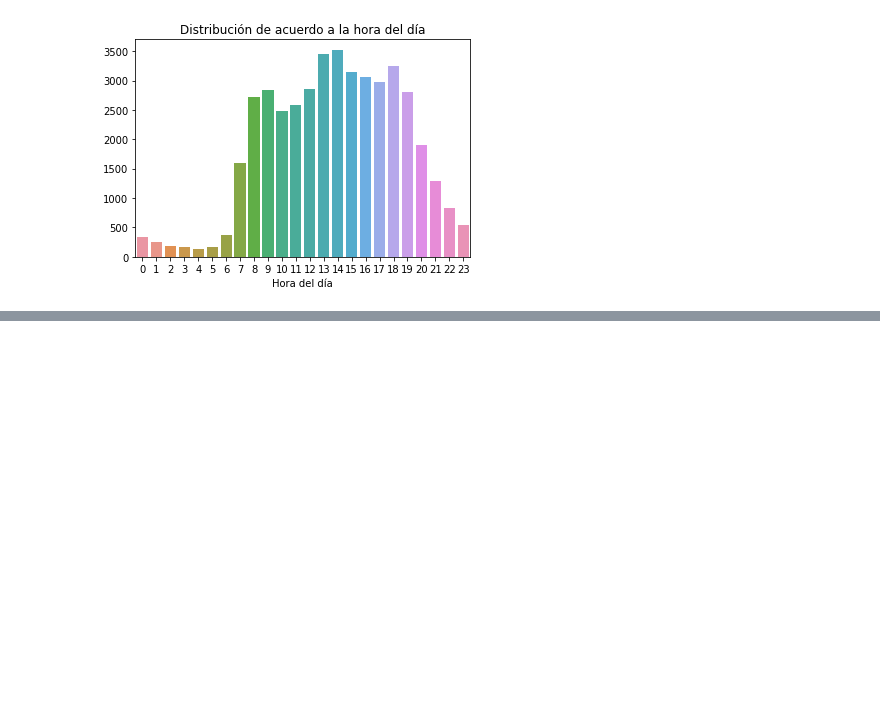
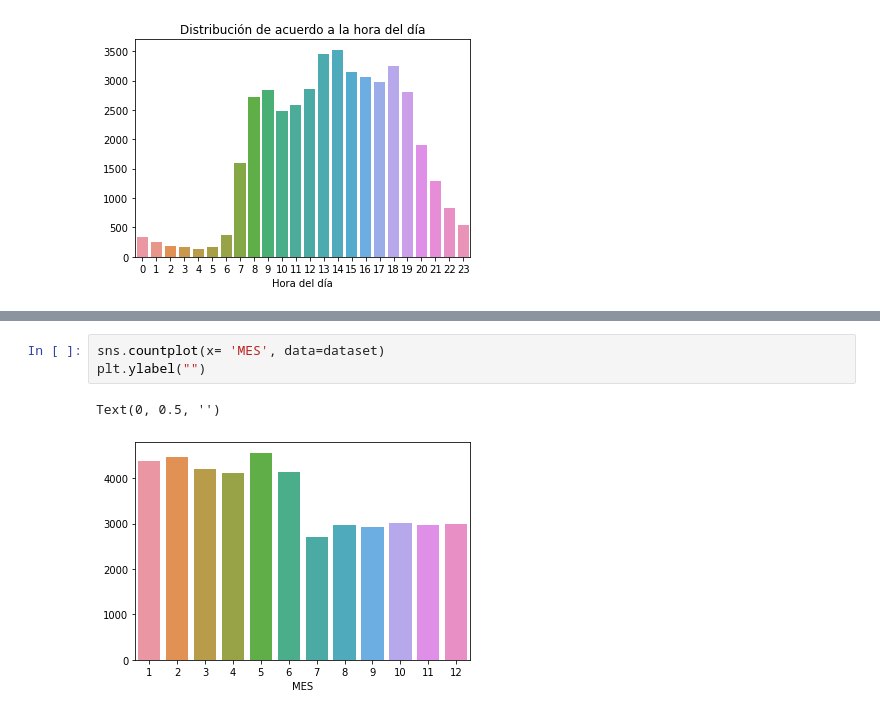
Before and after one commit to RamonPuon/Datlas-Analysis, a Jupyter notebook: data_analysis.ipynb, the cells around one changed output, grey strips where cells are left out. Drawn from its saved outputs; the diff is of its cells as text; blank space fills up the shorter version.

```diff
--- a/data_analysis.ipynb
+++ b/data_analysis.ipynb
@@ -174,0 +207,6 @@ Text(0.5, 1.0, 'Distribución de acuerdo a la hora del día')
+# %%
+sns.countplot(x= 'MES', data=dataset)
+plt.ylabel("")
+# %% [output]
+Text(0, 0.5, '')
+[figure, added]
```
Also changed, not shown: parts of 3 cells of this notebook.
